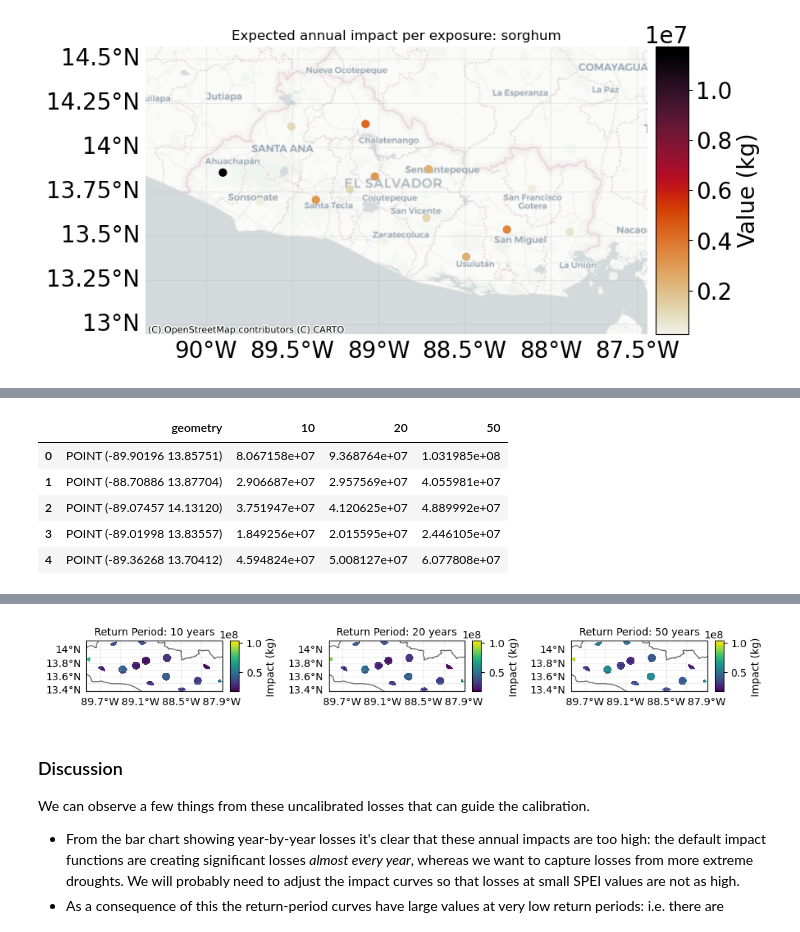
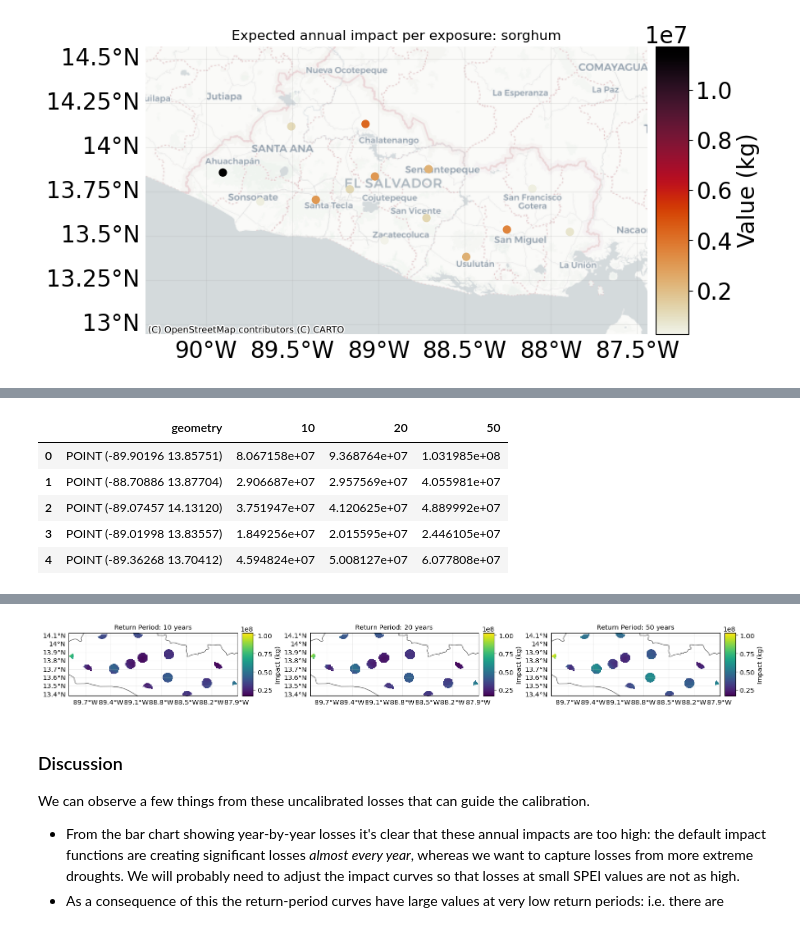
Before and after one commit to AnalyticsTeamUNUEHS/CLIMADA_starter_packs, a Jupyter notebook: starter_pack_el_salvador/notebooks/04_uncalibrated_risk.ipynb, the cells around one changed output, grey strips where cells are left out. Drawn from its saved outputs; the diff is of its cells as text; code cells hidden in the pictures.

Commit message:
Compatibility: remove deprecated plotting function. Update HTML.

```diff
--- a/starter_pack_el_salvador/notebooks/04_uncalibrated_risk.ipynb
+++ b/starter_pack_el_salvador/notebooks/04_uncalibrated_risk.ipynb
@@ -267,6 +267,7 @@ for crop, imp in impacts_dict.items():
 [figure]
 # %%
 from IPython.display import display
+from climada.util.plot import plot_from_gdf
 
 # Looking at the impact data across all events gives us the information about the impact per exposed point instead.
 # Here we look at the results for maize
@@ -274,7 +275,7 @@ imp = impacts_dict["maize"]   # Change this to look at the other crops
 
 # Generate a GeoDataFrame of custom return period impacts for every exposure:
 custom_return_periods = [10, 20, 50]
-local_exceedance, _, _ = imp.local_exceedance_impact(
+local_exceedance, label, col_label = imp.local_exceedance_impact(
     return_periods=custom_return_periods,
     method="interpolate",    # How to deal with interpolated and extrapolated impacts (default here is only interpolate)
     min_impact=0,            # Filter impacts below this value
@@ -287,10 +288,12 @@ print("Exposure level return period exceedance:")
 display(local_exceedance.head())
 
 # Plot impacts at custom return periods
-axis, _ = imp.plot_rp_imp(
-    return_periods=custom_return_periods,
-    log10_scale=False,
-    figsize=(10, 6),
-    kwargs_local_exceedance_impact=None,
+# Note that CLIMADA interpolates between points, often giving hard-to-read plots
+# In CLIMADA 6.1 and higher, set mask_distance to reduce this interpolation.
+_ = plot_from_gdf(
+    local_exceedance,
+    colorbar_name=label,
+    title_subplots=col_label,
+    figsize=(16, 6)
 )
 # %% [output]
@@ -307,4 +308,4 @@ Exposure level return period exceedance:
-[figure, old version]
+[figure, new version]
 # %% [markdown]
 ### Discussion
 
```
Also changed, not shown: parts of 4 cells of this notebook, 4 other files.
